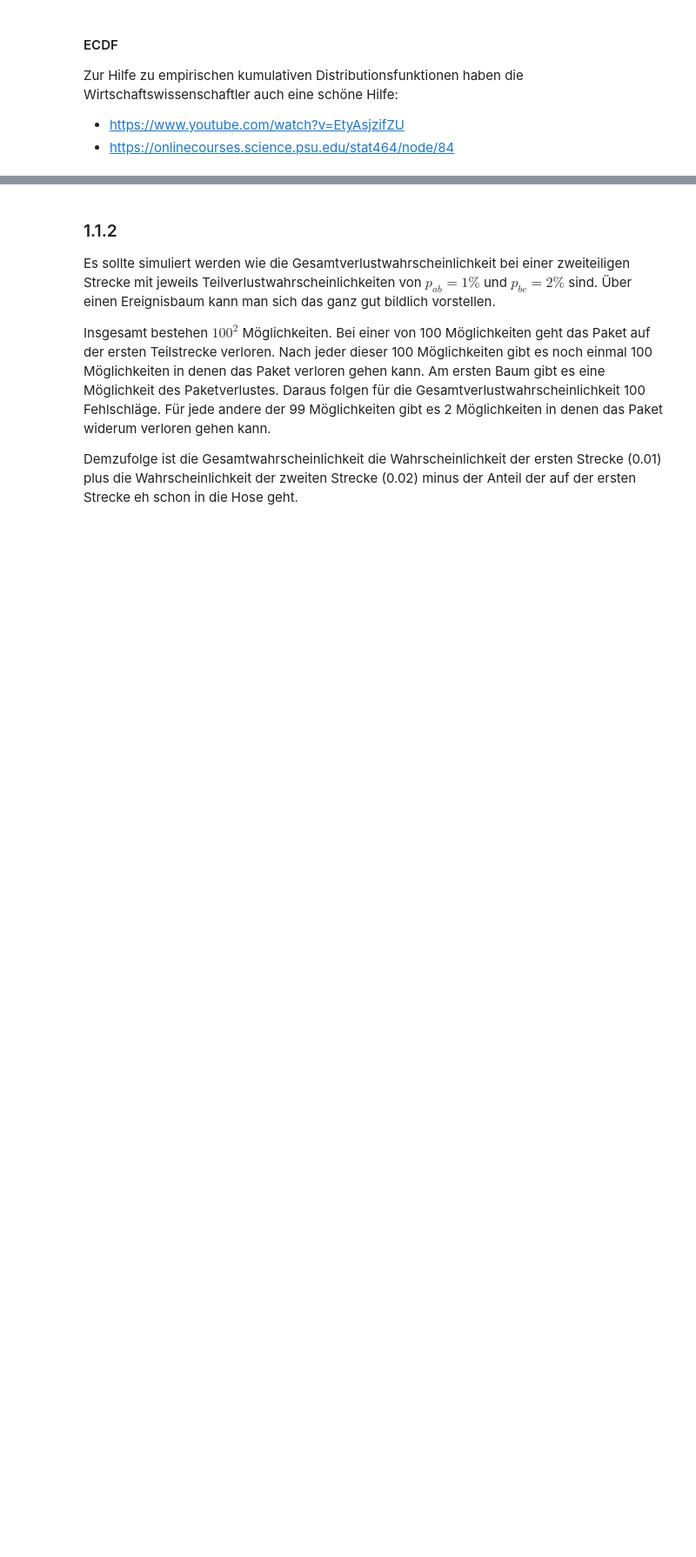
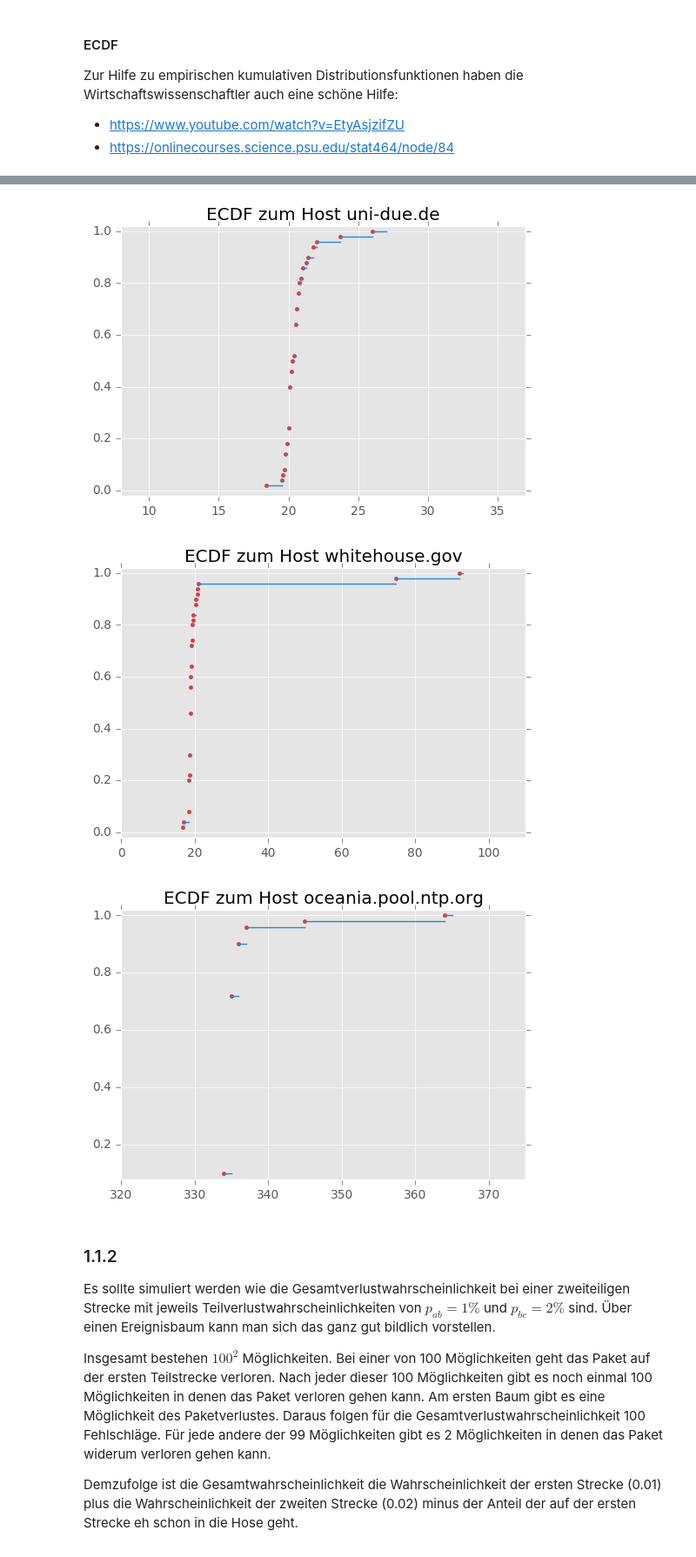
Before and after one commit to captain-proton/aise, a Jupyter notebook: documentation/source/nia/jupyter_nb/exercise_1.1.ipynb, the cells around one changed output, grey strips where cells are left out. Shown at 87% size. Saved outputs shown, nothing was run; the diff lists cells and outputs as text; code cells hidden in the pictures; blank space fills up the shorter version.

```diff
--- a/documentation/source/nia/jupyter_nb/exercise_1.1.ipynb
+++ b/documentation/source/nia/jupyter_nb/exercise_1.1.ipynb
@@ -178,3 +192,18 @@ plt.show()
+# %%
+for host in hosts:
+    times = [t for h, t in data if h == host]
+    ecdf(times)
+
+    plt.title('ECDF zum Host %s' % host)
+
+    x_min, x_max, y_min, y_max = plt.axis()
+    plt.axis((x_min - 10, x_max + 10, y_min - .02, y_max + .02))
+
+    plt.show()
+# %% [output]
+[figure, added]
+[figure, added]
+[figure, added]
 # %% [markdown]
 ### 1.1.2
 
```
Also changed, not shown: parts of 11 cells of this notebook.
